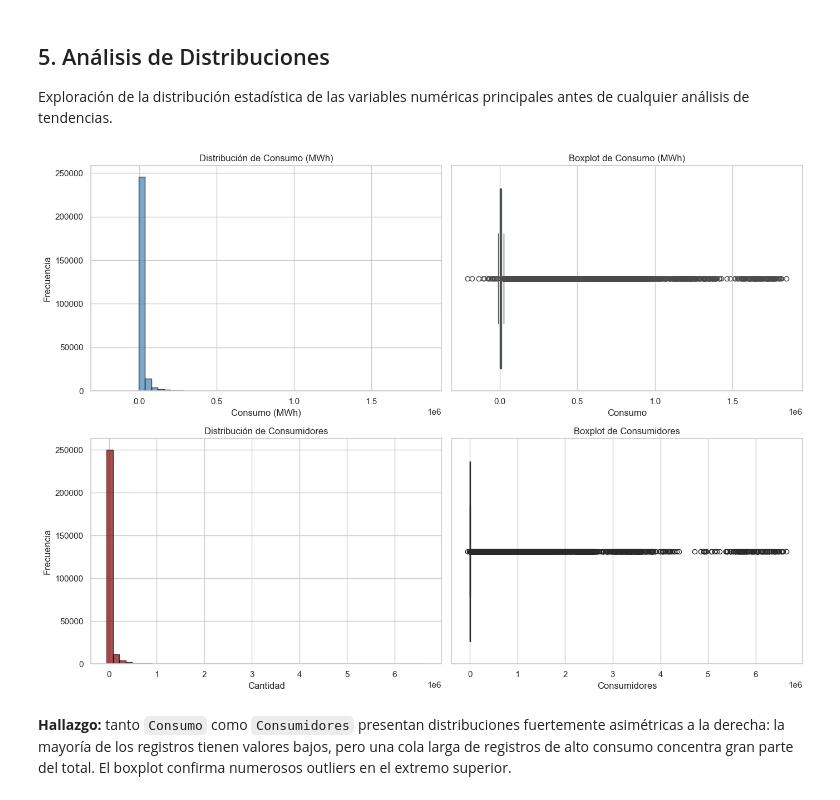
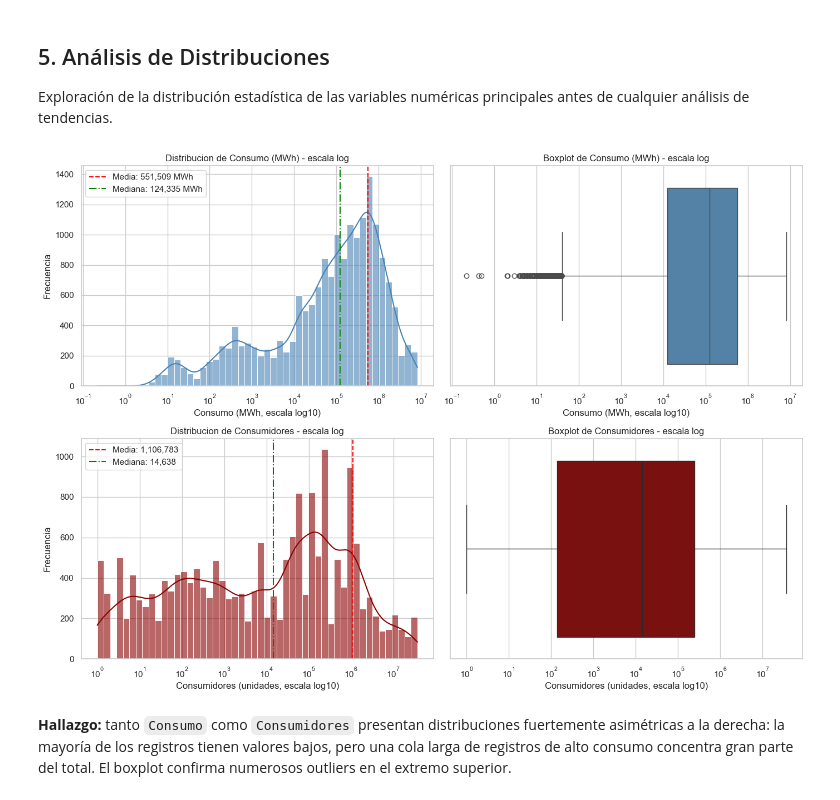
Before and after one commit to katherinevarela775/C1DS-Price_Analysis, a Jupyter notebook: notebooks/energy_analysis.ipynb, the cells around one changed output. Saved outputs shown, nothing was run; the diff lists cells and outputs as text; code cells hidden in the pictures.

Commit message:
fix(energy_analysis): filter non-positive values in log-scale distribution plots

```diff
--- a/notebooks/energy_analysis.ipynb
+++ b/notebooks/energy_analysis.ipynb
@@ -165,35 +165,69 @@ Meses únicos: 270
 Exploración de la distribución estadística de las variables numéricas principales
 antes de cualquier análisis de tendencias.
 # %%
-# Crear grilla de 2 filas x 2 columnas de subplots
 fig, axes = plt.subplots(2, 2, figsize=(14, 10))
 
-# Histograma de Consumo
-axes[0, 0].hist(df['Consumo'], bins=50, edgecolor='black', color='steelblue', alpha=0.7)
-axes[0, 0].set_title('Distribución de Consumo (MWh)')
-axes[0, 0].set_xlabel('Consumo (MWh)')
+# --- Consumo (MWh): panel superior izquierdo ---
+# Filtrar solo valores > 0: el logaritmo de <=0 no existe
+consumo_pos = df.loc[df['Consumo'] > 0, 'Consumo']
+
+# Histograma con curva KDE (densidad) en escala logaritmica
+sns.histplot(consumo_pos, bins=50, kde=True, color='steelblue', alpha=0.6, log_scale=True, ax=axes[0, 0])
+
+# Calcular la media y mediana del consumo
+media_consumo = consumo_pos.mean()
+mediana_consumo = consumo_pos.median()
+
+# Linea vertical roja a trazos en la media y verde punteada en la mediana
+axes[0, 0].axvline(media_consumo, color='red', linestyle='--', linewidth=1.5, label=f'Media: {media_consumo:,.0f} MWh')
+axes[0, 0].axvline(mediana_consumo, color='green', linestyle='-.', linewidth=1.5, label=f'Mediana: {mediana_consumo:,.0f} MWh')
+
+# Mostrar la leyenda con los valores de media y mediana
+axes[0, 0].legend()
+
+# Titulo y etiquetas
+axes[0, 0].set_title('Distribucion de Consumo (MWh) - escala log')
+axes[0, 0].set_xlabel('Consumo (MWh, escala log10)')
 axes[0, 0].set_ylabel('Frecuencia')
 
-# Boxplot de Consumo
+# --- Boxplot de Consumo (panel superior derecho) ---
+sns.boxplot(x=consumo_pos, color='steelblue', log_scale=True, ax=axes[0, 1])
+axes[0, 1].set_title('Boxplot de Consumo (MWh) - escala log')
+axes[0, 1].set_xlabel('Consumo (MWh, escala log10)')
 
-sns.boxplot(x=df['Consumo'], ax=axes[0, 1], color='steelblue')
-axes[0, 1].set_title('Boxplot de Consumo (MWh)')
+# --- Consumidores (unidades): panel inferior izquierdo ---
+# Filtrar solo valores > 0 (mismo motivo que en Consumo)
+consumidores_pos = df.loc[df['Consumidores'] > 0, 'Consumidores']
 
-# Fila 1, Columna 0: Histograma de Consumidores
-axes[1, 0].hist(df['Consumidores'], bins=50, edgecolor='black', color='darkred', alpha=0.7)
-axes[1, 0].set_title('Distribución de Consumidores')
-axes[1, 0].set_xlabel('Cantidad')
+# Histograma con KDE en escala logaritmica de la cantidad de consumidores
+sns.histplot(consumidores_pos, bins=50, kde=True, color='darkred', alpha=0.6, log_scale=True, ax=axes[1, 0])
+
+# Media y Mediana del numero de consumidores
+media_consumidores = consumidores_pos.mean()
+mediana_consumidores = consumidores_pos.median()
+
+# Linea vertical roja a trazos en la media y verde punteada en la mediana
+axes[1, 0].axvline(media_consumidores, color='red', linestyle='--', linewidth=1.5, label=f'Media: {media_consumidores:,.0f}')
+axes[1, 0].axvline(mediana_consumidores, color='green', linestyle='-.', linewidth=1.5, label=f'Mediana: {mediana_consumidores:,.0f}')
+
+# Leyenda con los valores calculados
+axes[1, 0].legend()
+
+# Titulo y etiquetas
+axes[1, 0].set_title('Distribucion de Consumidores - escala log')
+axes[1, 0].set_xlabel('Consumidores (unidades, escala log10)')
 axes[1, 0].set_ylabel('Frecuencia')
 
-# Fila 1, Columna 1: Boxplot de Consumidores
-sns.boxplot(x=df['Consumidores'], ax=axes[1, 1], color='darkred')
-axes[1, 1].set_title('Boxplot de Consumidores')
+# --- Boxplot de Consumidores (panel inferior derecho) ---
+sns.boxplot(x=consumidores_pos, color='darkred', log_scale=True, ax=axes[1, 1])
+axes[1, 1].set_title('Boxplot de Consumidores - escala log')
+axes[1, 1].set_xlabel('Consumidores (unidades, escala log10)')
 
-# Ajustar espaciado entre subplots para evitar solapamiento
+# Ajustar el espaciado entre subplots para evitar solapamientos
 plt.tight_layout()
 plt.show()
 # %% [output]
-[figure, old version]
+[figure, new version]
 # %% [markdown]
 **Hallazgo:** tanto `Consumo` como `Consumidores` presentan distribuciones fuertemente asimétricas a la derecha: la mayoría de los registros tienen valores bajos, pero una cola larga de registros de alto consumo concentra gran parte del total. El boxplot confirma numerosos outliers en el extremo superior.
 # %% [markdown]
```
